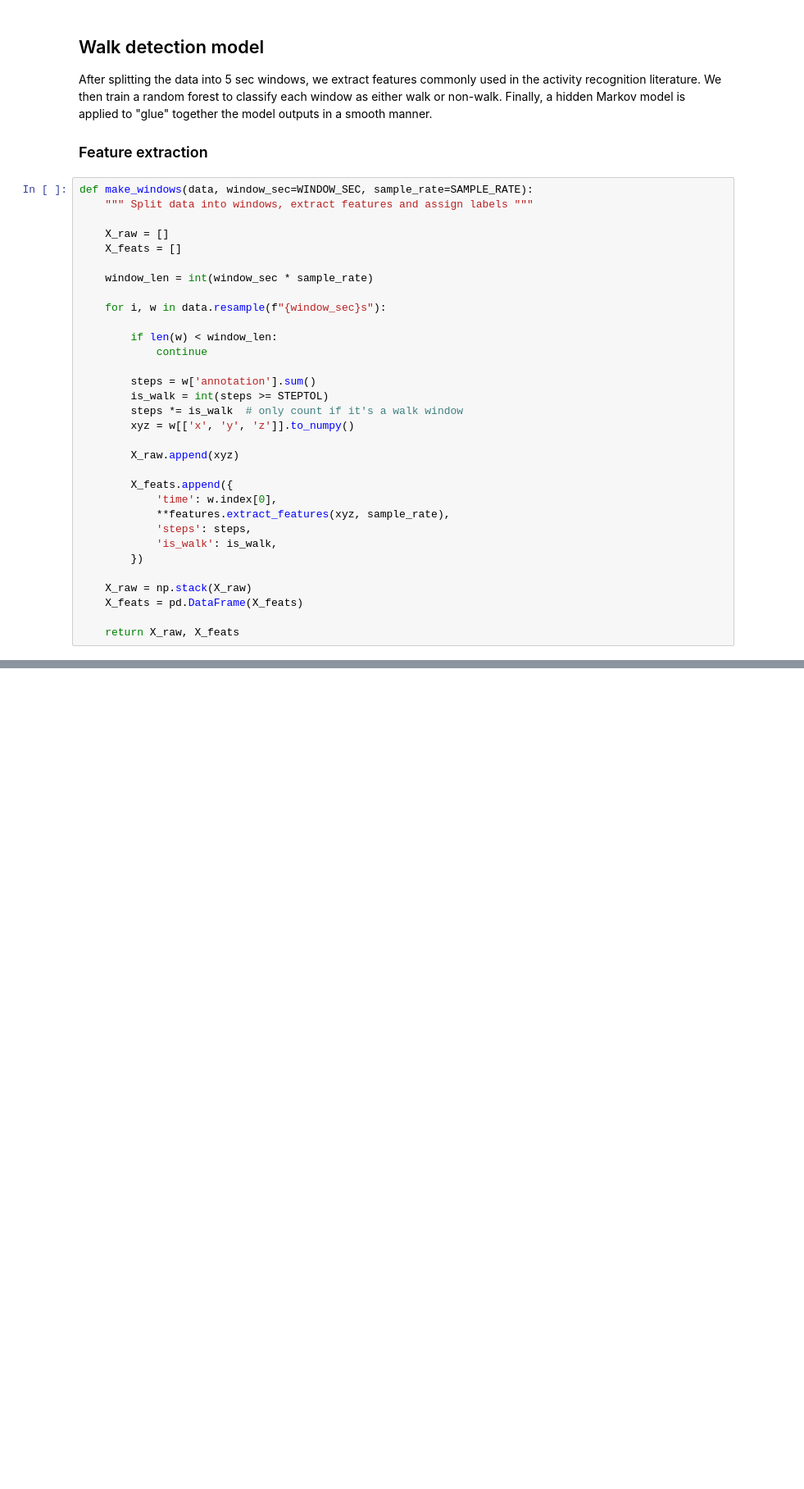
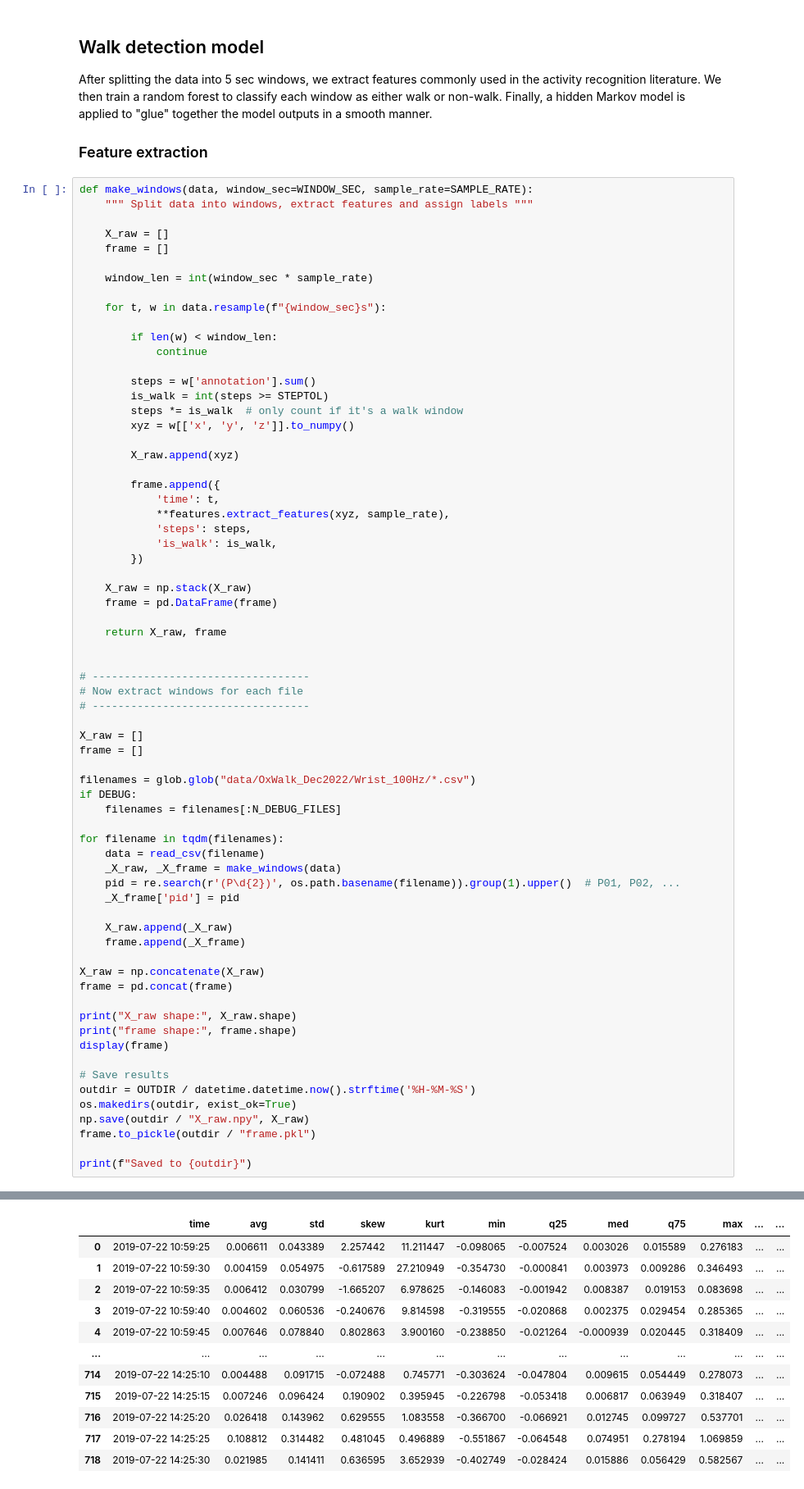
Before and after one commit to OxWearables/stepcount, a Jupyter notebook: train.ipynb, the cells around one changed output, grey strips where cells are left out. Shown at 82% size. Cells and saved outputs as stored; diff of their text form; blank space fills up the shorter version.

```diff
--- a/train.ipynb
+++ b/train.ipynb
@@ -196,11 +225,11 @@ def make_windows(data, window_sec=WINDOW_SEC, sample_rate=SAMPLE_RATE):
     """ Split data into windows, extract features and assign labels """
 
     X_raw = []
-    X_feats = []
+    frame = []
 
     window_len = int(window_sec * sample_rate)
 
-    for i, w in data.resample(f"{window_sec}s"):
+    for t, w in data.resample(f"{window_sec}s"):
 
         if len(w) < window_len:
             continue
@@ -212,14 +241,51 @@ def make_windows(data, window_sec=WINDOW_SEC, sample_rate=SAMPLE_RATE):
 
         X_raw.append(xyz)
 
-        X_feats.append({
-            'time': w.index[0],
+        frame.append({
+            'time': t,
             **features.extract_features(xyz, sample_rate),
             'steps': steps,
             'is_walk': is_walk,
         })
 
     X_raw = np.stack(X_raw)
-    X_feats = pd.DataFrame(X_feats)
+    frame = pd.DataFrame(frame)
 
-    return X_raw, X_feats
+    return X_raw, frame
+
+
+# ----------------------------------
+# Now extract windows for each file
+# ----------------------------------
+
+X_raw = []
+frame = []
+
+filenames = glob.glob("data/OxWalk_Dec2022/Wrist_100Hz/*.csv")
+if DEBUG:
+    filenames = filenames[:N_DEBUG_FILES]
+
+for filename in tqdm(filenames):
+    data = read_csv(filename)
+    _X_raw, _X_frame = make_windows(data)
+    pid = re.search(r'(P\d{2})', os.path.basename(filename)).group(1).upper()  # P01, P02, ...
+    _X_frame['pid'] = pid
+
+    X_raw.append(_X_raw)
+    frame.append(_X_frame)
+
+X_raw = np.concatenate(X_raw)
+frame = pd.concat(frame)
+
+print("X_raw shape:", X_raw.shape)
+print("frame shape:", frame.shape)
+display(frame)
+
+# Save results
+outdir = OUTDIR / datetime.datetime.now().strftime('%H-%M-%S')
+os.makedirs(outdir, exist_ok=True)
+np.save(outdir / "X_raw.npy", X_raw)
+frame.to_pickle(outdir / "frame.pkl")
+
+print(f"Saved to {outdir}")
+# %% [output]
@@ -225,0 +294,12 @@ def make_windows(data, window_sec=WINDOW_SEC, sample_rate=SAMPLE_RATE):
+|  | time | avg | std | skew | kurt | min | q25 | med | q75 | max | ... | ... |
+| 0 | 2019-07-22 10:59:25 | 0.006611 | 0.043389 | 2.257442 | 11.211447 | -0.098065 | -0.007524 | 0.003026 | 0.015589 | 0.276183 | ... | ... |
+| 1 | 2019-07-22 10:59:30 | 0.004159 | 0.054975 | -0.617589 | 27.210949 | -0.354730 | -0.000841 | 0.003973 | 0.009286 | 0.346493 | ... | ... |
+| 2 | 2019-07-22 10:59:35 | 0.006412 | 0.030799 | -1.665207 | 6.978625 | -0.146083 | -0.001942 | 0.008387 | 0.019153 | 0.083698 | ... | ... |
+| 3 | 2019-07-22 10:59:40 | 0.004602 | 0.060536 | -0.240676 | 9.814598 | -0.319555 | -0.020868 | 0.002375 | 0.029454 | 0.285365 | ... | ... |
+| 4 | 2019-07-22 10:59:45 | 0.007646 | 0.078840 | 0.802863 | 3.900160 | -0.238850 | -0.021264 | -0.000939 | 0.020445 | 0.318409 | ... | ... |
+| ... | ... | ... | ... | ... | ... | ... | ... | ... | ... | ... | ... | ... |
+| 714 | 2019-07-22 14:25:10 | 0.004488 | 0.091715 | -0.072488 | 0.745771 | -0.303624 | -0.047804 | 0.009615 | 0.054449 | 0.278073 | ... | ... |
+| 715 | 2019-07-22 14:25:15 | 0.007246 | 0.096424 | 0.190902 | 0.395945 | -0.226798 | -0.053418 | 0.006817 | 0.063949 | 0.318407 | ... | ... |
+| 716 | 2019-07-22 14:25:20 | 0.026418 | 0.143962 | 0.629555 | 1.083558 | -0.366700 | -0.066921 | 0.012745 | 0.099727 | 0.537701 | ... | ... |
+| 717 | 2019-07-22 14:25:25 | 0.108812 | 0.314482 | 0.481045 | 0.496889 | -0.551867 | -0.064548 | 0.074951 | 0.278194 | 1.069859 | ... | ... |
+| 718 | 2019-07-22 14:25:30 | 0.021985 | 0.141411 | 0.636595 | 3.652939 | -0.402749 | -0.028424 | 0.015886 | 0.056429 | 0.582567 | ... | ... |
```
Also changed, not shown: parts of 14 cells of this notebook.
